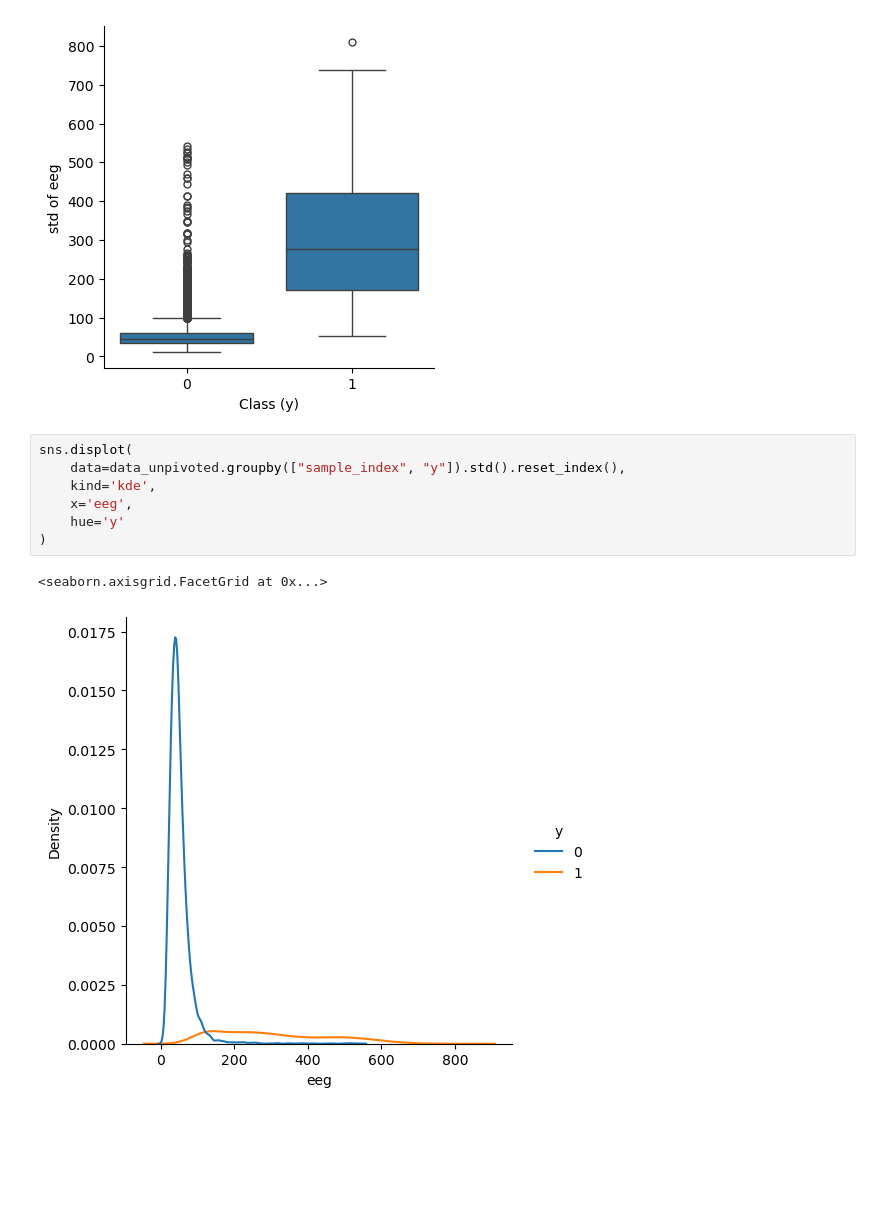
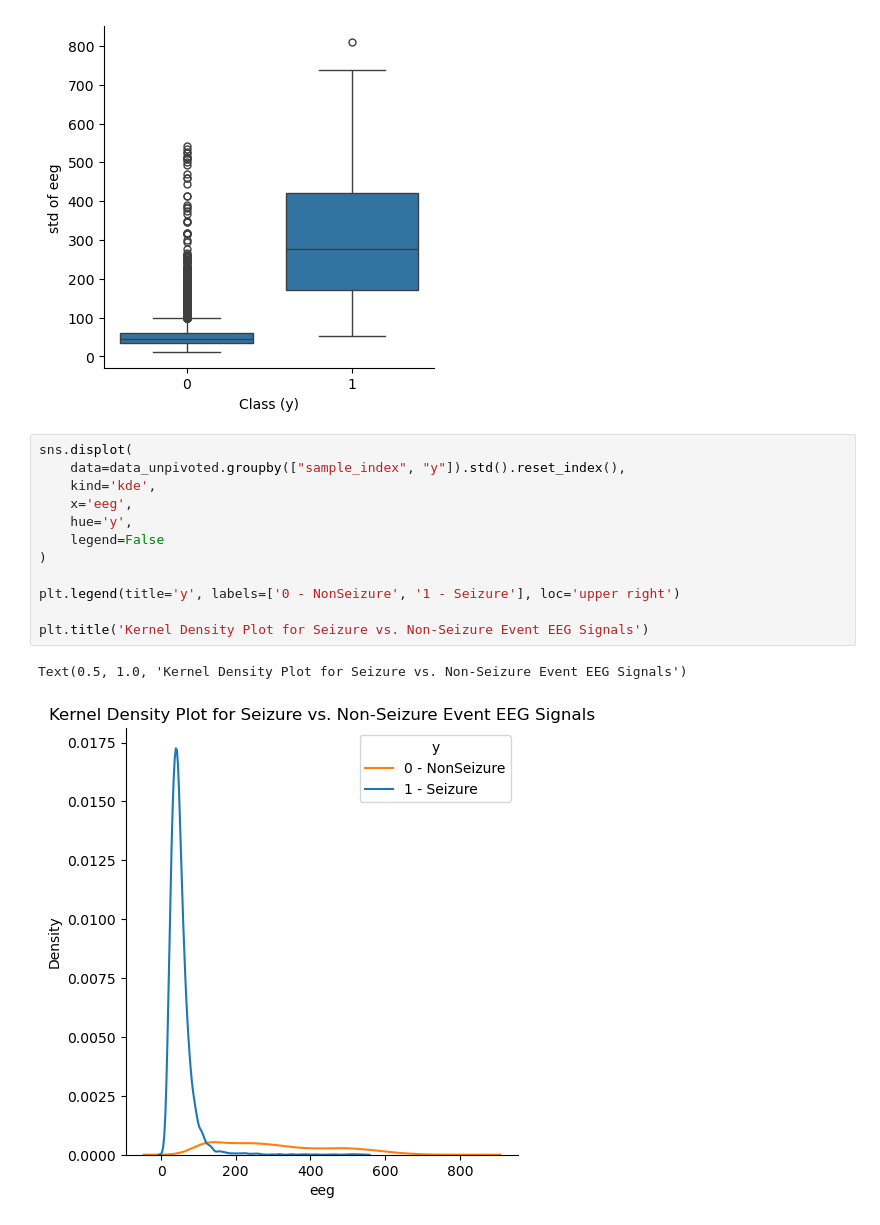
Before and after one commit to donbool/EEG_seizure_detect, a Jupyter notebook: Explore.ipynb, the cells around one changed output. Drawn from its saved outputs; the diff is of its cells as text; blank space fills up the shorter version.

Commit message:
Separated combined plot and added a KDE plot

```diff
--- a/Explore.ipynb
+++ b/Explore.ipynb
@@ -187,10 +217,15 @@ g.set_ylabels("std of eeg")
 # %%
 sns.displot(
     data=data_unpivoted.groupby(["sample_index", "y"]).std().reset_index(),
     kind='kde',
     x='eeg',
-    hue='y'
+    hue='y',
+    legend=False
 )
+
+plt.legend(title='y', labels=['0 - NonSeizure', '1 - Seizure'], loc='upper right')
+
+plt.title('Kernel Density Plot for Seizure vs. Non-Seizure Event EEG Signals')
 # %% [output]
-<seaborn.axisgrid.FacetGrid at 0x...>
+Text(0.5, 1.0, 'Kernel Density Plot for Seizure vs. Non-Seizure Event EEG Signals')
-[figure, old version]
+[figure, new version]
```
Also changed, not shown: parts of 1 cell of this notebook.
